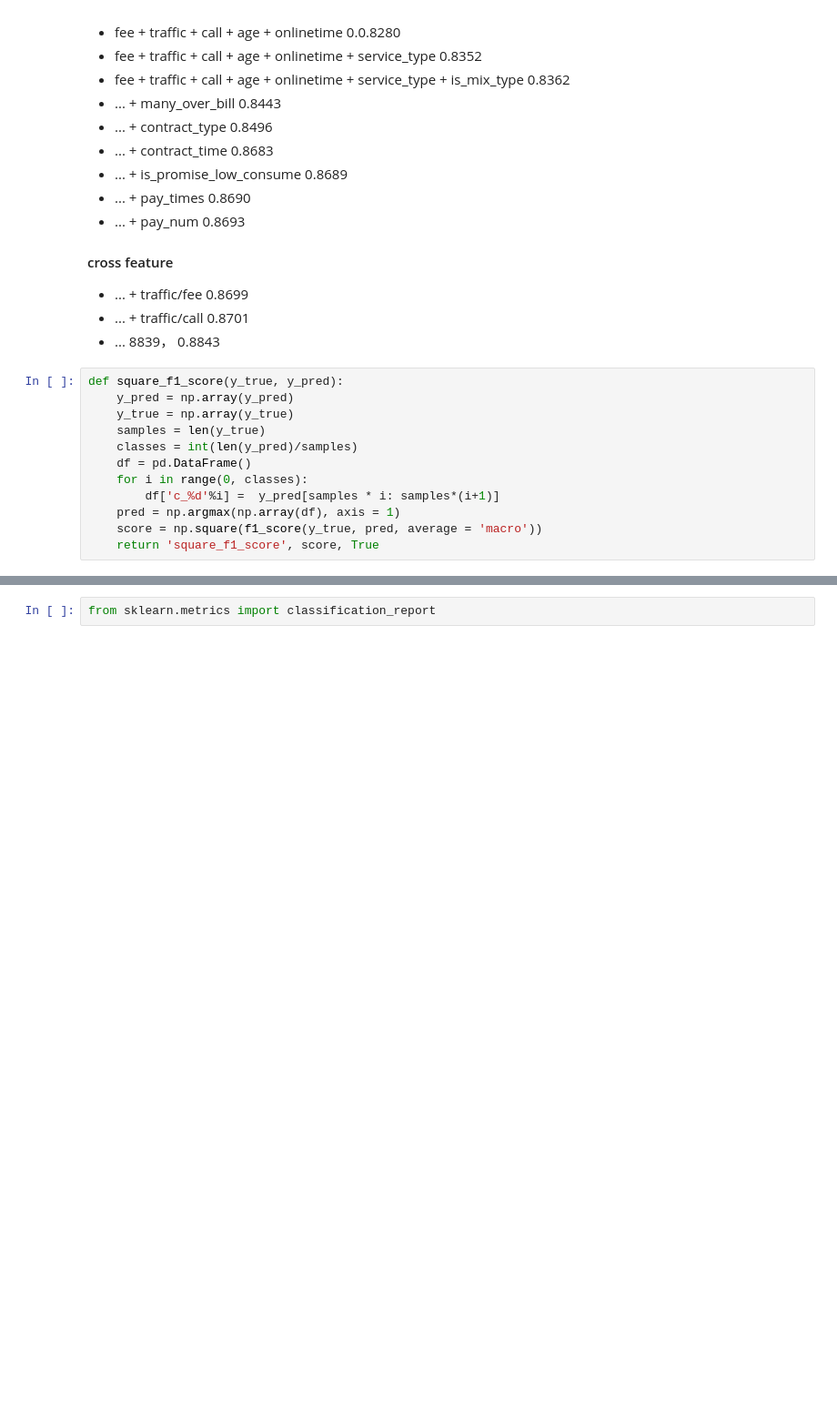
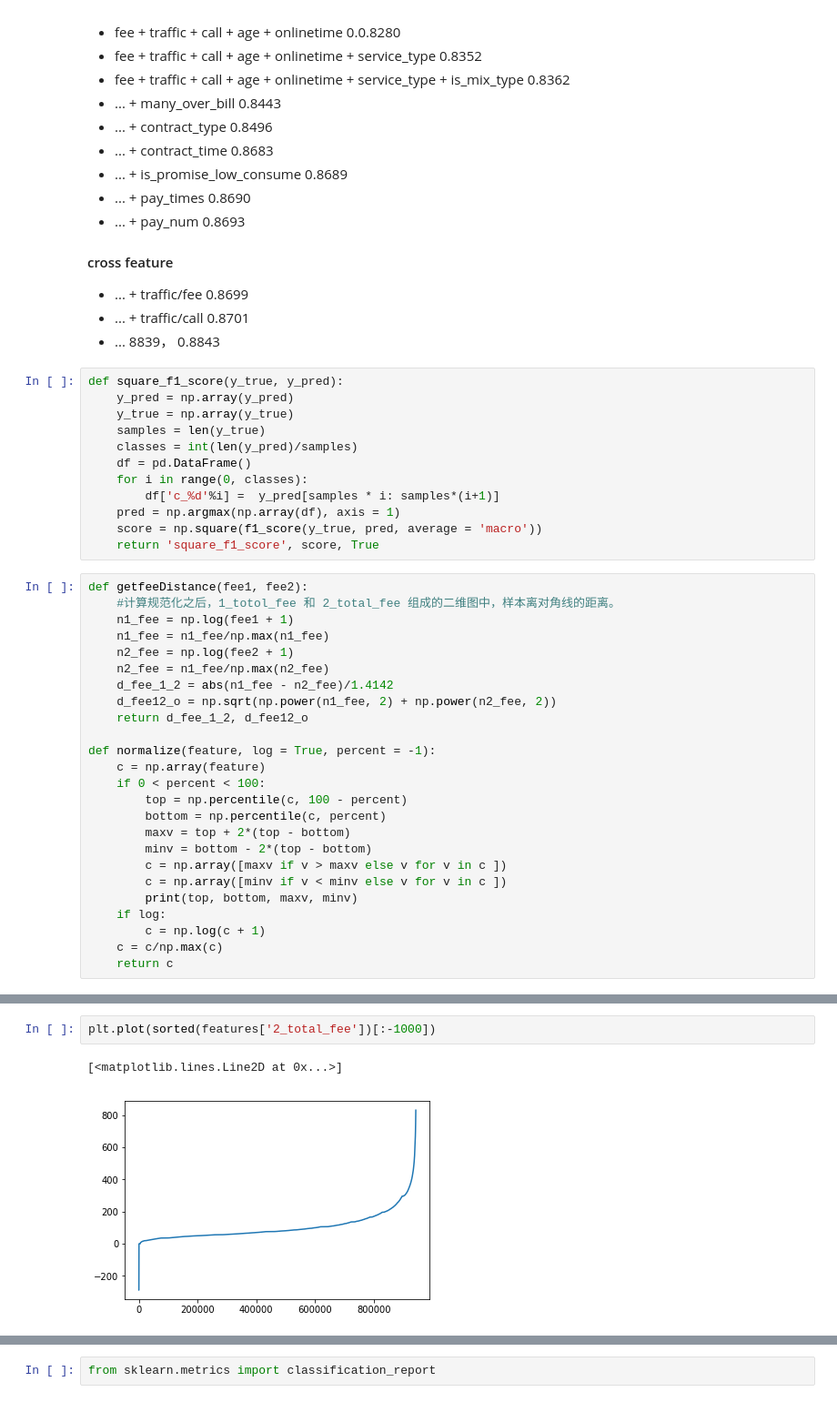
Before and after one commit to szlemail/CtrModels, a Jupyter notebook: featureEngine/featureEngine.ipynb, the cells around one changed output, grey strips where cells are left out. Shown at 91% size. Drawn from its saved outputs; the diff is of its cells as text; blank space fills up the shorter version.

```diff
--- a/featureEngine/featureEngine.ipynb
+++ b/featureEngine/featureEngine.ipynb
@@ -79,4 +79,29 @@ def square_f1_score(y_true, y_pred):
     pred = np.argmax(np.array(df), axis = 1)
     score = np.square(f1_score(y_true, pred, average = 'macro'))
     return 'square_f1_score', score, True
+# %%
+def getfeeDistance(fee1, fee2):
+    #计算规范化之后，1_totol_fee 和 2_total_fee 组成的二维图中，样本离对角线的距离。
+    n1_fee = np.log(fee1 + 1)
+    n1_fee = n1_fee/np.max(n1_fee)
+    n2_fee = np.log(fee2 + 1)
+    n2_fee = n1_fee/np.max(n2_fee)
+    d_fee_1_2 = abs(n1_fee - n2_fee)/1.4142
+    d_fee12_o = np.sqrt(np.power(n1_fee, 2) + np.power(n2_fee, 2))
+    return d_fee_1_2, d_fee12_o
+
+def normalize(feature, log = True, percent = -1):
+    c = np.array(feature)
+    if 0 < percent < 100:
+        top = np.percentile(c, 100 - percent)
+        bottom = np.percentile(c, percent)
+        maxv = top + 2*(top - bottom)
+        minv = bottom - 2*(top - bottom)
+        c = np.array([maxv if v > maxv else v for v in c ])
+        c = np.array([minv if v < minv else v for v in c ])
+        print(top, bottom, maxv, minv)
+    if log:
+        c = np.log(c + 1)
+    c = c/np.max(c)
+    return c
 # %%
@@ -165,2 +227,7 @@ To retain the current behavior and silence the warning, pass sort=False
+# %%
+plt.plot(sorted(features['2_total_fee'])[:-1000])
+# %% [output]
+[<matplotlib.lines.Line2D at 0x...>]
+[figure, added]
 # %%
 du = train[train.duplicated(keep = False)]
```
Also changed, not shown: parts of 26 cells of this notebook, 1 other file.
